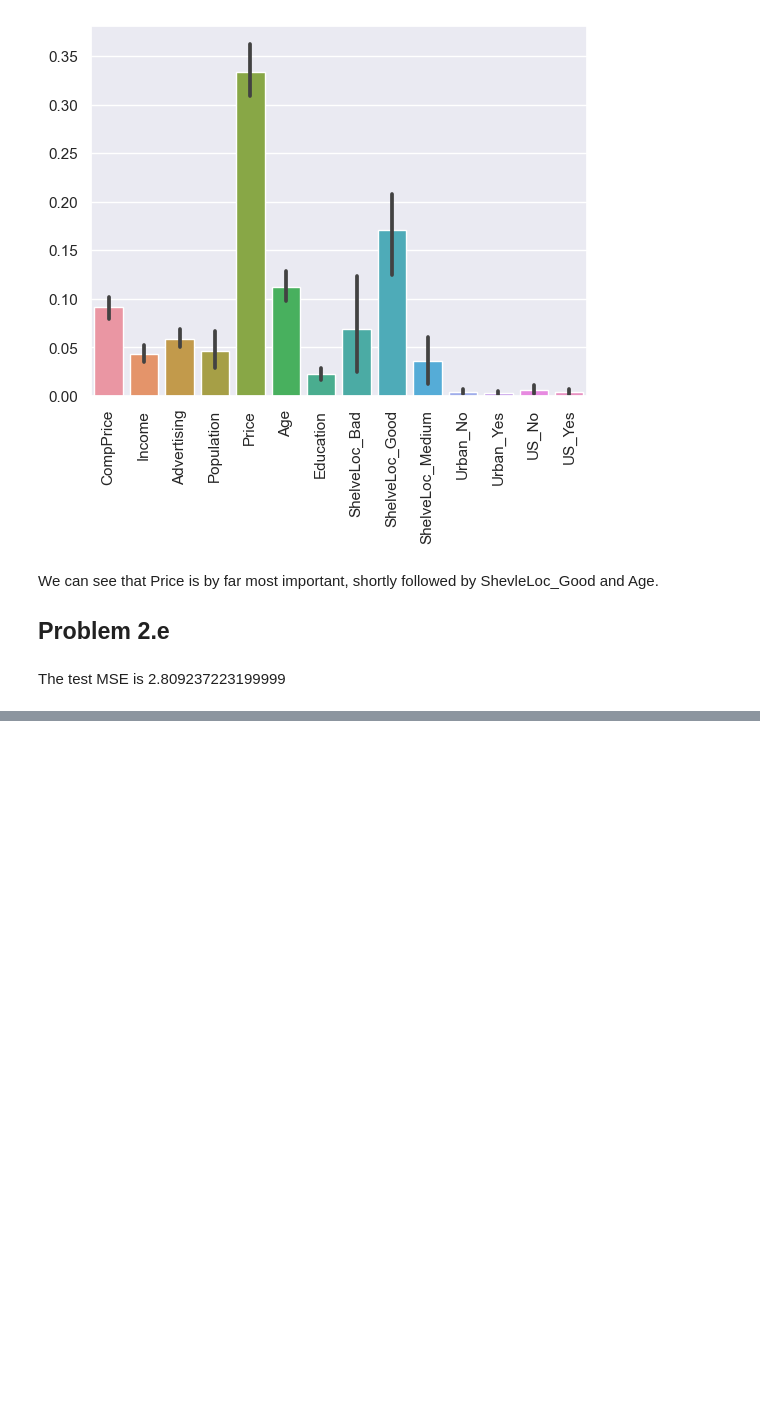
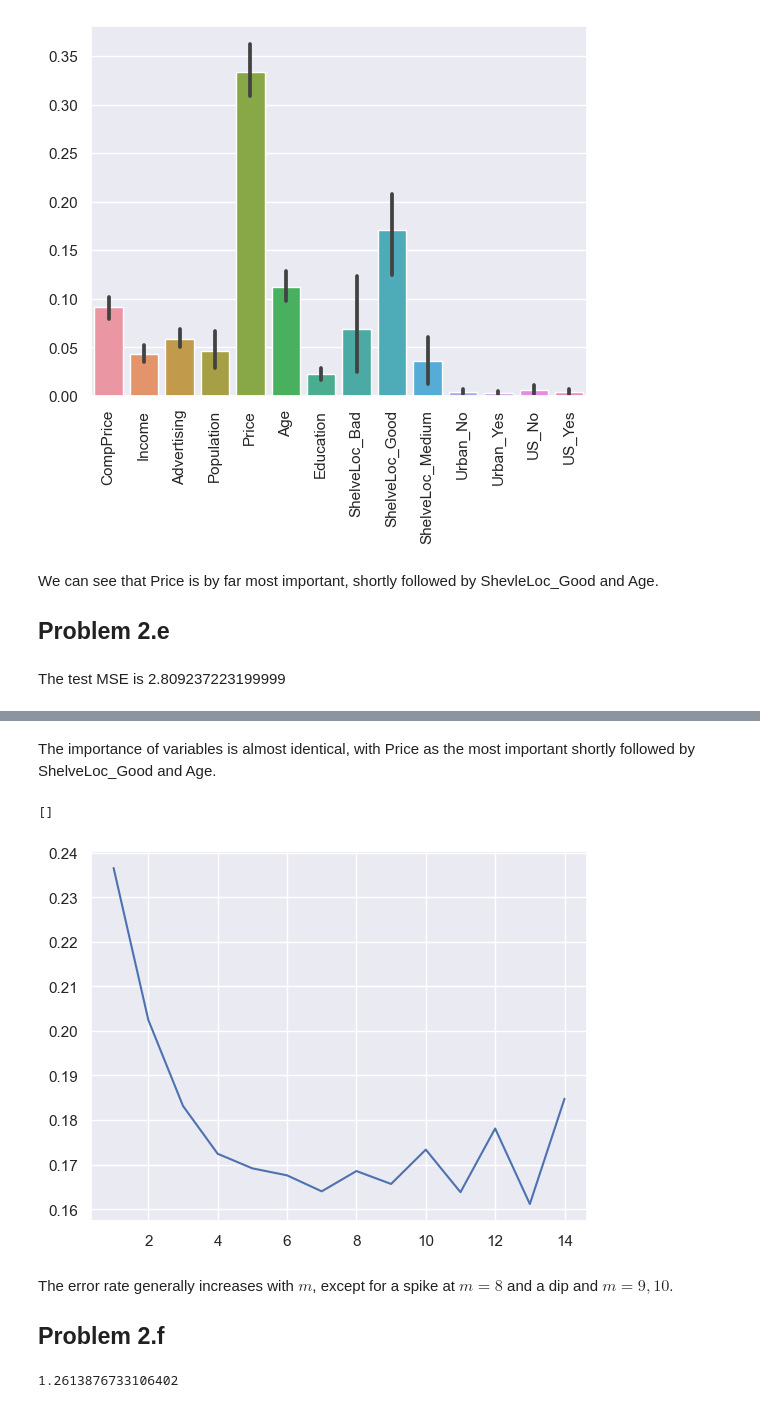
Before and after one commit to AlistairKeiller/STATS-202, a Jupyter notebook: HW4.ipynb, the cells around one changed output, grey strips where cells are left out. Drawn from its saved outputs; the diff is of its cells as text; code cells hidden in the pictures; blank space fills up the shorter version.

Commit message:
up to problem 4

```diff
--- a/HW4.ipynb
+++ b/HW4.ipynb
@@ -124,0 +152,30 @@ The test MSE is 2.809237223199999
+# %% [markdown]
+The importance of variables is almost identical, with Price as the most important shortly followed by ShelveLoc_Good and Age.
+# %%
+sns.lineplot(
+    x=np.arange(1, 15),
+    y=[
+        mean_squared_error(
+            RandomForestRegressor(max_features=max_features, random_state=42)
+            .fit(X_train, Y_train)
+            .predict(X_test),
+            Y_test,
+        )
+        for max_features in np.arange(1, 15)
+    ],
+)
+plt.plot()
+# %% [output]
+[]
+[figure, added]
+# %% [markdown]
+The error rate generally increases with $m$, except for a spike at $m=8$ and a dip and $m=9,10$.
+## Problem 2.f
+# %%
+b = BART(random_state=42).fit(np.asarray(X_train), np.asarray(Y_train))
+Markdown(
+    "The MSE is "
+    + str(mean_squared_error(b.predict(np.asarray(X_test)), np.asarray(Y_test)))
+)
+# %% [output]
+1.2613876733106402
```
Also changed, not shown: parts of 24 cells of this notebook.
